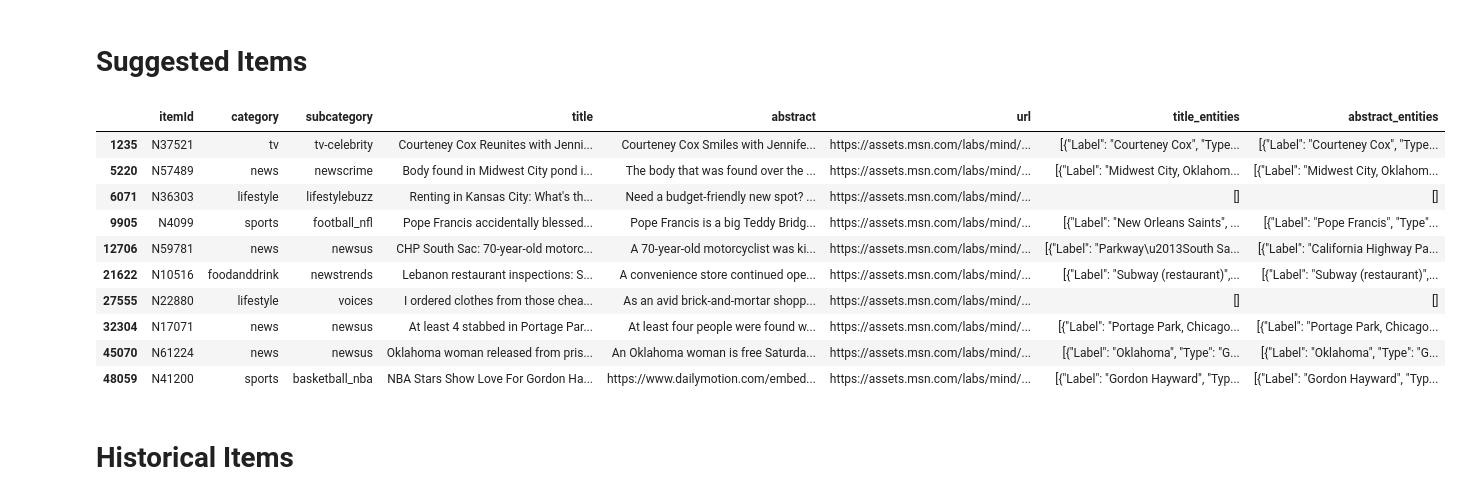
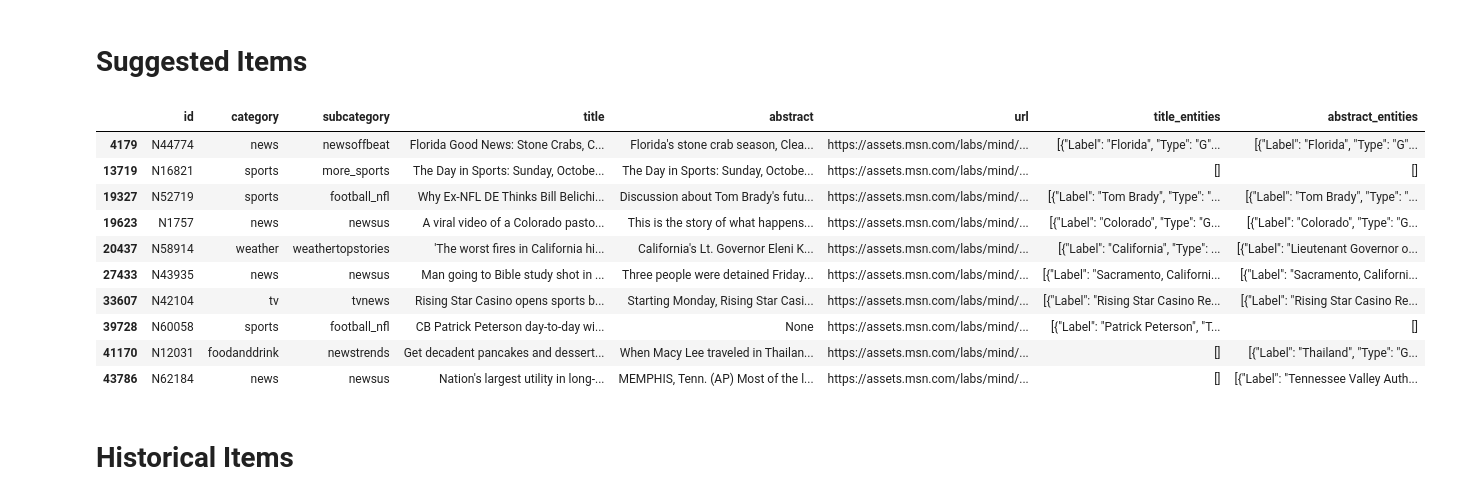
Before and after one commit to yvesaur/recome, a Jupyter notebook: server/data/recome_user.ipynb, the cells around one changed output. Cells and saved outputs as stored; diff of their text form; code cells hidden in the pictures.

```diff
--- a/server/data/recome_user.ipynb
+++ b/server/data/recome_user.ipynb
@@ -50,0 +47,10 @@ The dataset consist of 156965 number of interactions.
+# %%
+# Execute a query for behaviours
+cur.execute("SELECT * FROM behaviours")
+# Fetch all the rows for news
+rows = cur.fetchall()
+column_names = [desc[0] for desc in cur.description] # Get the column names
+raw_behaviour = pd.DataFrame(rows, columns=column_names) # Create a DataFrame from the rows, with the column names
+
+print(f"The dataset originally consists of {len(raw_behaviour)} number of interactions.")
+raw_behaviour.head()
@@ -51,12 +65,13 @@ The dataset consist of 156965 number of interactions.
 # %%
 ## Indexize users
-unique_userIds = raw_behaviour['userId'].unique()
+unique_userIds = raw_behaviour['userid'].unique()
 # Allocate a unique index for each user, but let the zeroth index be a UNK index:
 ind2user = {idx +1: itemid for idx, itemid in enumerate(unique_userIds)}
 user2ind = {itemid : idx for idx, itemid in ind2user.items()}
 print(f"We have {len(user2ind)} unique users in the dataset")
 
 # Create a new column with userIdx:
-raw_behaviour['userIdx'] = raw_behaviour['userId'].map(lambda x: user2ind.get(x,0))
+raw_behaviour['userIdx'] = raw_behaviour['userid'].map(lambda x: user2ind.get(x,0))
+raw_behaviour.head()
 # %% [output]
 We have 50000 unique users in the dataset
@@ -83,0 +87,14 @@ news.head()
+# %%
+# Execute a query for news
+cur.execute("SELECT * FROM news")
+# Fetch all the rows for news
+rows = cur.fetchall()
+column_names = [desc[0] for desc in cur.description] # Get the column names
+news = pd.DataFrame(rows, columns=column_names) # Create a DataFrame from the rows, with the column names
+print(f"The news data consist in total of {len(news)} number of news.")
+
+# Build index of items
+ind2item = {idx +1: itemid for idx, itemid in enumerate(news['id'].values)}
+item2ind = {itemid : idx for idx, itemid in ind2item.items()}
+
+news.head()
@@ -271,34 +296,35 @@ mf_model = NewsMF.load_from_checkpoint(checkpoint_path="model_user.ckpt", num_us
 # %% [markdown]
 # Sense Check
 # %%
-USER_ID = 1456
+USER_ID = 1
 # %% [markdown]
 # Suggested Items
 # %%
 # Create item_ids and user ids list
 item_id = list(ind2item.keys())
 userIdx =  [USER_ID]*len(item_id)
+
 
 preditions = mf_model.forward(torch.IntTensor(userIdx), torch.IntTensor(item_id))
 
 # Select top 10 argmax
 top_index = torch.topk(preditions.flatten(), 10).indices
 
 # Filter for top 10 suggested items
 filters = [ind2item[ix.item()] for ix in top_index]
-news[news["itemId"].isin(filters)]
+news[news["id"].isin(filters)]
 # %% [output]
-|  | itemId | category | subcategory | title | abstract | url | title_entities | abstract_entities |
-| 1235 | N37521 | tv | tv-celebrity | Courteney Cox Reunites with Jenni... | Courteney Cox Smiles with Jennife... | https://assets.msn.com/labs/mind/... | [{"Label": "Courteney Cox", "Type... | [{"Label": "Courteney Cox", "Type... |
-| 5220 | N57489 | news | newscrime | Body found in Midwest City pond i... | The body that was found over the ... | https://assets.msn.com/labs/mind/... | [{"Label": "Midwest City, Oklahom... | [{"Label": "Midwest City, Oklahom... |
-| 6071 | N36303 | lifestyle | lifestylebuzz | Renting in Kansas City: What's th... | Need a budget-friendly new spot? ... | https://assets.msn.com/labs/mind/... | [] | [] |
-| 9905 | N4099 | sports | football_nfl | Pope Francis accidentally blessed... | Pope Francis is a big Teddy Bridg... | https://assets.msn.com/labs/mind/... | [{"Label": "New Orleans Saints", ... | [{"Label": "Pope Francis", "Type"... |
-| 12706 | N59781 | news | newsus | CHP South Sac: 70-year-old motorc... | A 70-year-old motorcyclist was ki... | https://assets.msn.com/labs/mind/... | [{"Label": "Parkway\u2013South Sa... | [{"Label": "California Highway Pa... |
-| 21622 | N10516 | foodanddrink | newstrends | Lebanon restaurant inspections: S... | A convenience store continued ope... | https://assets.msn.com/labs/mind/... | [{"Label": "Subway (restaurant)",... | [{"Label": "Subway (restaurant)",... |
-| 27555 | N22880 | lifestyle | voices | I ordered clothes from those chea... | As an avid brick-and-mortar shopp... | https://assets.msn.com/labs/mind/... | [] | [] |
-| 32304 | N17071 | news | newsus | At least 4 stabbed in Portage Par... | At least four people were found w... | https://assets.msn.com/labs/mind/... | [{"Label": "Portage Park, Chicago... | [{"Label": "Portage Park, Chicago... |
-| 45070 | N61224 | news | newsus | Oklahoma woman released from pris... | An Oklahoma woman is free Saturda... | https://assets.msn.com/labs/mind/... | [{"Label": "Oklahoma", "Type": "G... | [{"Label": "Oklahoma", "Type": "G... |
-| 48059 | N41200 | sports | basketball_nba | NBA Stars Show Love For Gordon Ha... | https://www.dailymotion.com/embed... | https://assets.msn.com/labs/mind/... | [{"Label": "Gordon Hayward", "Typ... | [{"Label": "Gordon Hayward", "Typ... |
+|  | id | category | subcategory | title | abstract | url | title_entities | abstract_entities |
+| 4179 | N44774 | news | newsoffbeat | Florida Good News: Stone Crabs, C... | Florida's stone crab season, Clea... | https://assets.msn.com/labs/mind/... | [{"Label": "Florida", "Type": "G"... | [{"Label": "Florida", "Type": "G"... |
+| 13719 | N16821 | sports | more_sports | The Day in Sports: Sunday, Octobe... | The Day in Sports: Sunday, Octobe... | https://assets.msn.com/labs/mind/... | [] | [] |
+| 19327 | N52719 | sports | football_nfl | Why Ex-NFL DE Thinks Bill Belichi... | Discussion about Tom Brady's futu... | https://assets.msn.com/labs/mind/... | [{"Label": "Tom Brady", "Type": "... | [{"Label": "Tom Brady", "Type": "... |
+| 19623 | N1757 | news | newsus | A viral video of a Colorado pasto... | This is the story of what happens... | https://assets.msn.com/labs/mind/... | [{"Label": "Colorado", "Type": "G... | [{"Label": "Colorado", "Type": "G... |
+| 20437 | N58914 | weather | weathertopstories | 'The worst fires in California hi... | California's Lt. Governor Eleni K... | https://assets.msn.com/labs/mind/... | [{"Label": "California", "Type": ... | [{"Label": "Lieutenant Governor o... |
+| 27433 | N43935 | news | newsus | Man going to Bible study shot in ... | Three people were detained Friday... | https://assets.msn.com/labs/mind/... | [{"Label": "Sacramento, Californi... | [{"Label": "Sacramento, Californi... |
+| 33607 | N42104 | tv | tvnews | Rising Star Casino opens sports b... | Starting Monday, Rising Star Casi... | https://assets.msn.com/labs/mind/... | [{"Label": "Rising Star Casino Re... | [{"Label": "Rising Star Casino Re... |
+| 39728 | N60058 | sports | football_nfl | CB Patrick Peterson day-to-day wi... | None | https://assets.msn.com/labs/mind/... | [{"Label": "Patrick Peterson", "T... | [] |
+| 41170 | N12031 | foodanddrink | newstrends | Get decadent pancakes and dessert... | When Macy Lee traveled in Thailan... | https://assets.msn.com/labs/mind/... | [] | [{"Label": "Thailand", "Type": "G... |
+| 43786 | N62184 | news | newsus | Nation's largest utility in long-... | MEMPHIS, Tenn. (AP) Most of the l... | https://assets.msn.com/labs/mind/... | [] | [{"Label": "Tennessee Valley Auth... |
 # %% [markdown]
 # Historical Items
 # %%
```
Also changed, not shown: parts of 13 cells of this notebook, 36 other files.
